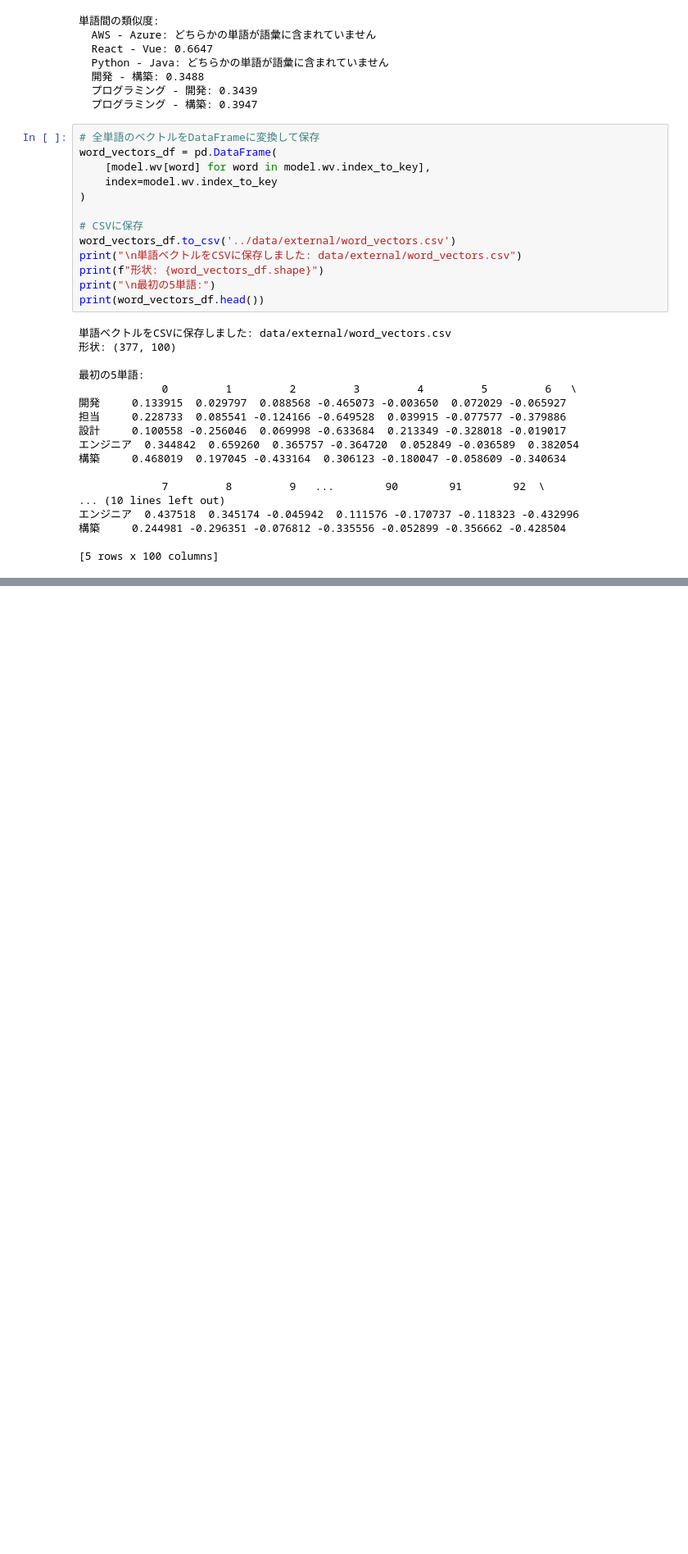
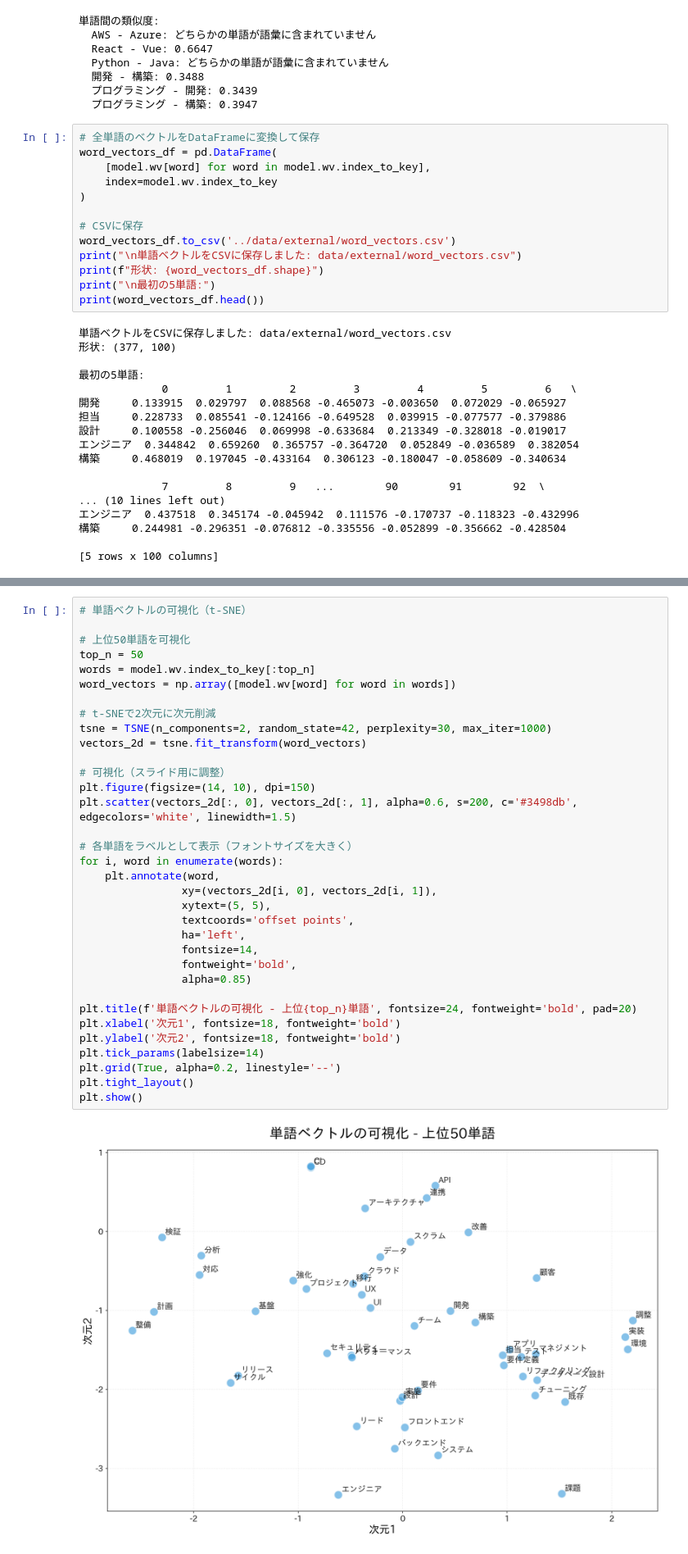
Before and after one commit to Aoki-Dai/research, a Jupyter notebook: notebooks/user_work_histories-sudachi.ipynb, the cells around one changed output, grey strips where cells are left out. Shown at 82% size. Drawn from its saved outputs; the diff is of its cells as text; blank space fills up the shorter version.

```diff
--- a/notebooks/user_work_histories-sudachi.ipynb
+++ b/notebooks/user_work_histories-sudachi.ipynb
@@ -922,0 +927,36 @@ print(word_vectors_df.head())
+# %%
+# 単語ベクトルの可視化（t-SNE）
+
+# 上位50単語を可視化
+top_n = 50
+words = model.wv.index_to_key[:top_n]
+word_vectors = np.array([model.wv[word] for word in words])
+
+# t-SNEで2次元に次元削減
+tsne = TSNE(n_components=2, random_state=42, perplexity=30, max_iter=1000)
+vectors_2d = tsne.fit_transform(word_vectors)
+
+# 可視化（スライド用に調整）
+plt.figure(figsize=(14, 10), dpi=150)
+plt.scatter(vectors_2d[:, 0], vectors_2d[:, 1], alpha=0.6, s=200, c='#3498db', edgecolors='white', linewidth=1.5)
+
+# 各単語をラベルとして表示（フォントサイズを大きく）
+for i, word in enumerate(words):
+    plt.annotate(word,
+                xy=(vectors_2d[i, 0], vectors_2d[i, 1]),
+                xytext=(5, 5),
+                textcoords='offset points',
+                ha='left',
+                fontsize=14,
+                fontweight='bold',
+                alpha=0.85)
+
+plt.title(f'単語ベクトルの可視化 - 上位{top_n}単語', fontsize=24, fontweight='bold', pad=20)
+plt.xlabel('次元1', fontsize=18, fontweight='bold')
+plt.ylabel('次元2', fontsize=18, fontweight='bold')
+plt.tick_params(labelsize=14)
+plt.grid(True, alpha=0.2, linestyle='--')
+plt.tight_layout()
+plt.show()
+# %% [output]
+[figure, added]
```
Also changed, not shown: parts of 2 cells of this notebook, 2 other files.
